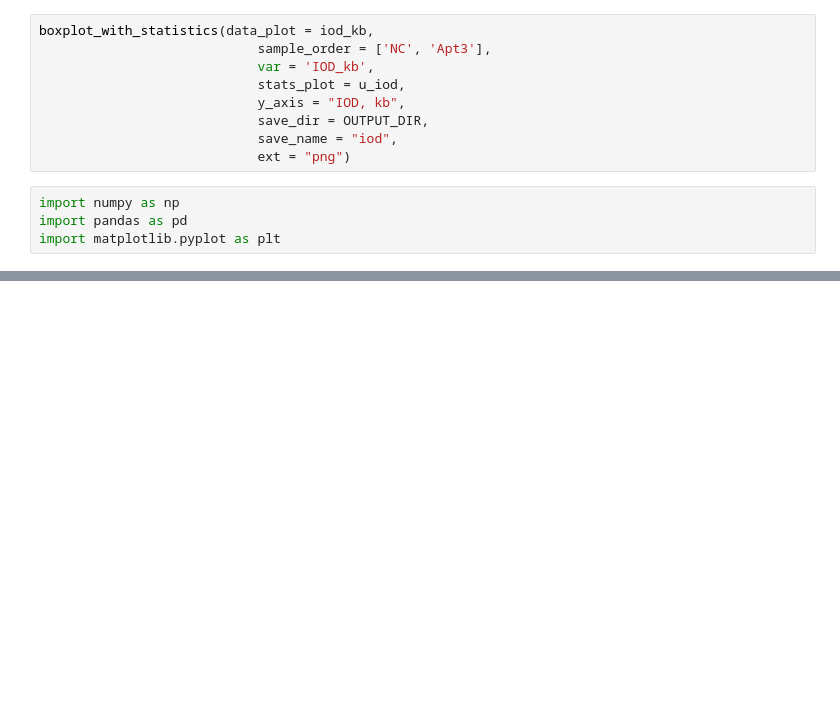
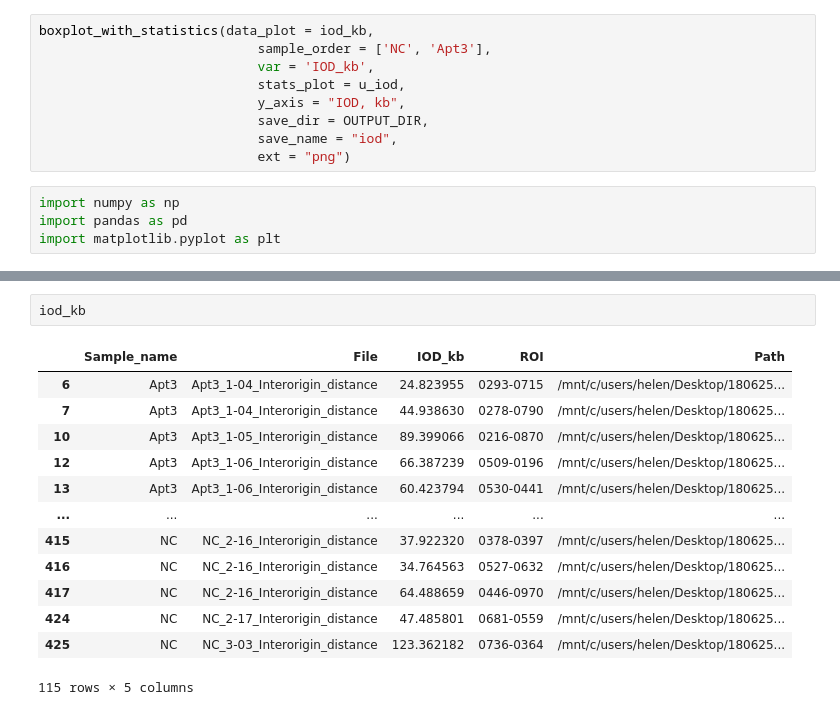
Before and after one commit to Lopatushka/DNA_fibers, a Jupyter notebook: notebook_stats.ipynb, the cells around one changed output, grey strips where cells are left out. Saved outputs shown, nothing was run; the diff lists cells and outputs as text; blank space fills up the shorter version.

```diff
--- a/notebook_stats.ipynb
+++ b/notebook_stats.ipynb
@@ -379,0 +227,16 @@ plt.show()
+# %%
+iod_kb
+# %% [output]
+|  | Sample_name | File | IOD_kb | ROI | Path |
+| 6 | Apt3 | Apt3_1-04_Interorigin_distance | 24.823955 | 0293-0715 | /mnt/c/users/helen/Desktop/180625... |
+| 7 | Apt3 | Apt3_1-04_Interorigin_distance | 44.938630 | 0278-0790 | /mnt/c/users/helen/Desktop/180625... |
+| 10 | Apt3 | Apt3_1-05_Interorigin_distance | 89.399066 | 0216-0870 | /mnt/c/users/helen/Desktop/180625... |
+| 12 | Apt3 | Apt3_1-06_Interorigin_distance | 66.387239 | 0509-0196 | /mnt/c/users/helen/Desktop/180625... |
+| 13 | Apt3 | Apt3_1-06_Interorigin_distance | 60.423794 | 0530-0441 | /mnt/c/users/helen/Desktop/180625... |
+| ... | ... | ... | ... | ... | ... |
+| 415 | NC | NC_2-16_Interorigin_distance | 37.922320 | 0378-0397 | /mnt/c/users/helen/Desktop/180625... |
+| 416 | NC | NC_2-16_Interorigin_distance | 34.764563 | 0527-0632 | /mnt/c/users/helen/Desktop/180625... |
+| 417 | NC | NC_2-16_Interorigin_distance | 64.488659 | 0446-0970 | /mnt/c/users/helen/Desktop/180625... |
+| 424 | NC | NC_2-17_Interorigin_distance | 47.485801 | 0681-0559 | /mnt/c/users/helen/Desktop/180625... |
+| 425 | NC | NC_3-03_Interorigin_distance | 123.362182 | 0736-0364 | /mnt/c/users/helen/Desktop/180625... |
+115 rows × 5 columns
```
Also changed, not shown: parts of 12 cells of this notebook.
